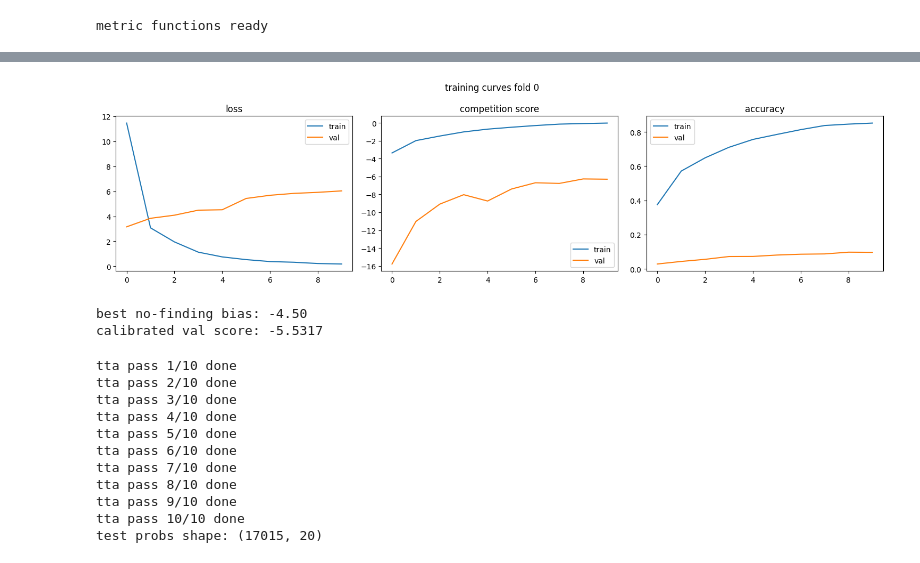
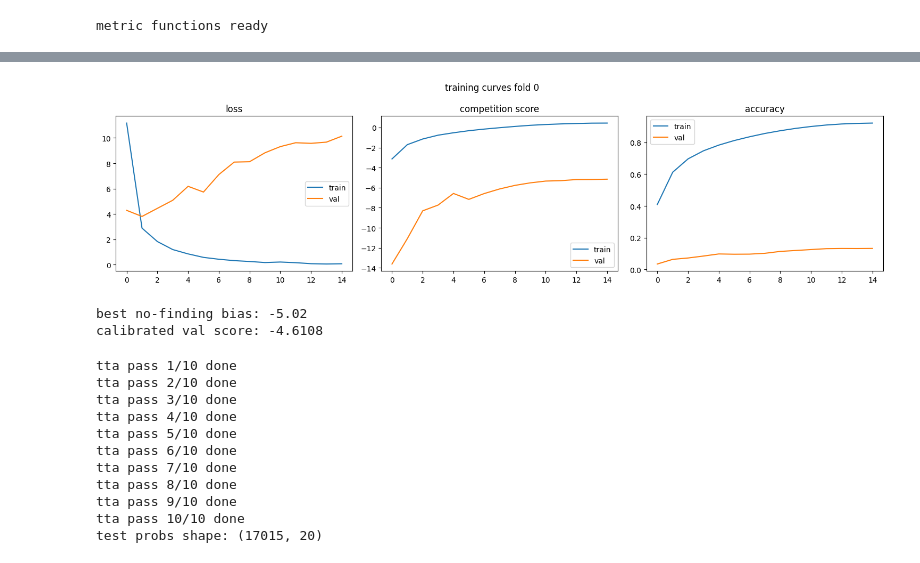
Before and after one commit to 23f1000362/chest-xray-classification, a Jupyter notebook: chest_xray_classification.ipynb, the cells around one changed output, grey strips where cells are left out. Cells and saved outputs as stored; diff of their text form; code cells hidden in the pictures.

Commit message:
Refine training augmentation and calibration

```diff
--- a/chest_xray_classification.ipynb
+++ b/chest_xray_classification.ipynb
@@ -32,18 +32,18 @@ class CFG:
     output_dir = Path("/kaggle/working/")
 
     seed         = 42
-    img_size     = 320
-    batch_size   = 32
+    img_size     = 384
+    batch_size   = 16
     num_workers  = 2
-    epochs       = 10
+    epochs       = 15
     lr           = 2e-4
     weight_decay = 1e-4
     n_folds      = 5
     train_fold   = 0
 
-    model_name   = "efficientnet_b3"
-    num_classes   = 20
+    model_name = "efficientnet_b3"
 
+    num_classes = 20
     w_tp = 1
     w_fp = -1
     w_fn = -5
@@ -57,7 +57,6 @@ CLASS_NAMES = [
     "Pneumomediastinum", "Subcutaneous Emphysema", "Tortuous Aorta",
     "Calcification of the Aorta", "No Finding"
 ]
-
 NO_FINDING_IDX = CLASS_NAMES.index("No Finding")
 
 def seed_everything(seed):
@@ -362,9 +365,7 @@ train_loader = DataLoader(
     sampler=get_sampler(fold_train),
     num_workers=CFG.num_workers,
     pin_memory=True,
-    drop_last=True,
 )
-
 val_loader = DataLoader(
     XRayDataset(fold_val, CFG.img_dir, get_transforms("val")),
     batch_size=CFG.batch_size * 2,
@@ -376,6 +377,7 @@ val_loader = DataLoader(
 cw_device = get_class_weights(fold_train).to(CFG.device)
 criterion = FocalLoss(weight=cw_device, gamma=2.0)
 optimizer = torch.optim.AdamW(model.parameters(), lr=CFG.lr, weight_decay=CFG.weight_decay)
+# optimizer = torch.optim.SGD(model.parameters(), lr=0.01, momentum=0.9, weight_decay=1e-4)
 scheduler = torch.optim.lr_scheduler.CosineAnnealingLR(optimizer, T_max=CFG.epochs, eta_min=1e-6)
 
 print("dataloaders and optimizer ready")
@@ -498,42 +481,30 @@ best val score: -6.2712
 # %%
 fig, axes = plt.subplots(1, 3, figsize=(15, 4))
-
-axes[0].plot(history["tr_loss"], label="train")
-axes[0].plot(history["vl_loss"], label="val")
-axes[0].set_title("loss")
-axes[0].legend()
-
-axes[1].plot(history["tr_score"], label="train")
-axes[1].plot(history["vl_score"], label="val")
-axes[1].set_title("competition score")
-axes[1].legend()
-
-axes[2].plot(history["tr_acc"], label="train")
-axes[2].plot(history["vl_acc"], label="val")
-axes[2].set_title("accuracy")
-axes[2].legend()
-
-plt.suptitle(f"training curves fold {fold}")
+axes[0].plot(history["tr_loss"], label="train"); axes[0].plot(history["vl_loss"], label="val")
+axes[0].set_title("loss"); axes[0].legend()
+axes[1].plot(history["tr_score"], label="train"); axes[1].plot(history["vl_score"], label="val")
+axes[1].set_title("competition score"); axes[1].legend()
+axes[2].plot(history["tr_acc"], label="train"); axes[2].plot(history["vl_acc"], label="val")
+axes[2].set_title("accuracy"); axes[2].legend()
+plt.suptitle(f"training curves fold {CFG.train_fold}")
 plt.tight_layout()
-plt.savefig(CFG.output_dir / f"curves_fold{fold}.png", dpi=80)
+plt.savefig(CFG.output_dir / f"curves_fold{CFG.train_fold}.png", dpi=80)
 plt.show()
 # %% [output]
-[figure, old version]
+[figure, new version]
 # %%
 ckpt       = torch.load(ckpt_path, weights_only=False)
-val_probs  = ckpt["val_probs"]
-val_labels = ckpt["val_labels"]
+val_probs  = np.array(ckpt["val_probs"])
+val_labels = np.array(ckpt["val_labels"])
 
 log_probs  = np.log(val_probs + 1e-8)
-
 best_bias  = 0.0
 best_score = -999.0
 
-for bias in np.arange(-4.5, 8.0, 0.02):
+for bias in np.arange(-6.0, -2.0, 0.01):
     adj = log_probs.copy()
     adj[:, NO_FINDING_IDX] -= bias
     score = competition_score(val_labels, adj.argmax(axis=1))
-
     if score > best_score:
         best_score = score
         best_bias  = bias
@@ -541,8 +512,8 @@ for bias in np.arange(-4.5, 8.0, 0.02):
 print(f"best no-finding bias: {best_bias:.2f}")
 print(f"calibrated val score: {best_score:.4f}")
 # %% [output]
-best no-finding bias: -4.50
-calibrated val score: -5.5317
+best no-finding bias: -5.02
+calibrated val score: -4.6108
 # %%
 model.load_state_dict(torch.load(ckpt_path, weights_only=False)["model_state"])
 model.eval()
```
Also changed, not shown: parts of 9 cells of this notebook.
